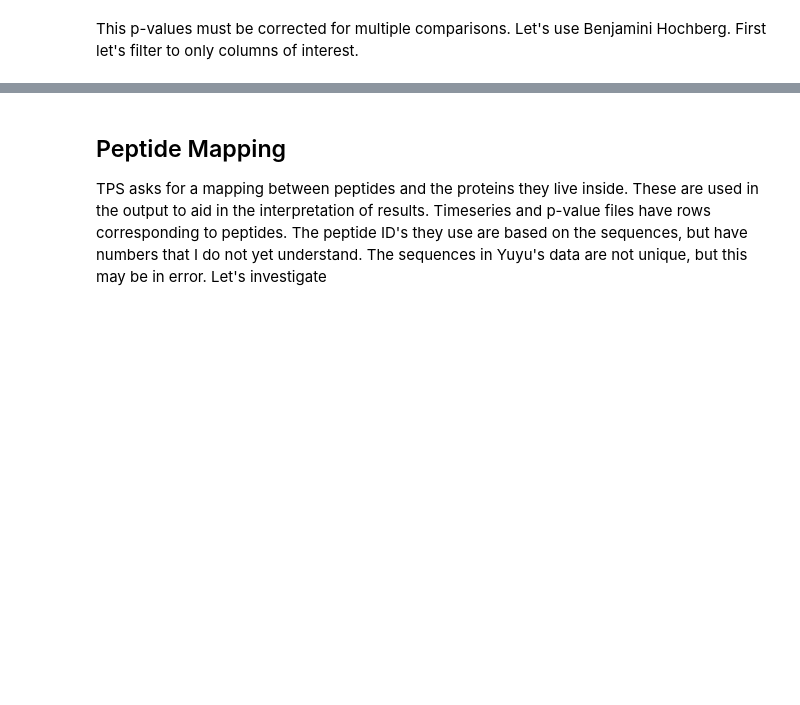
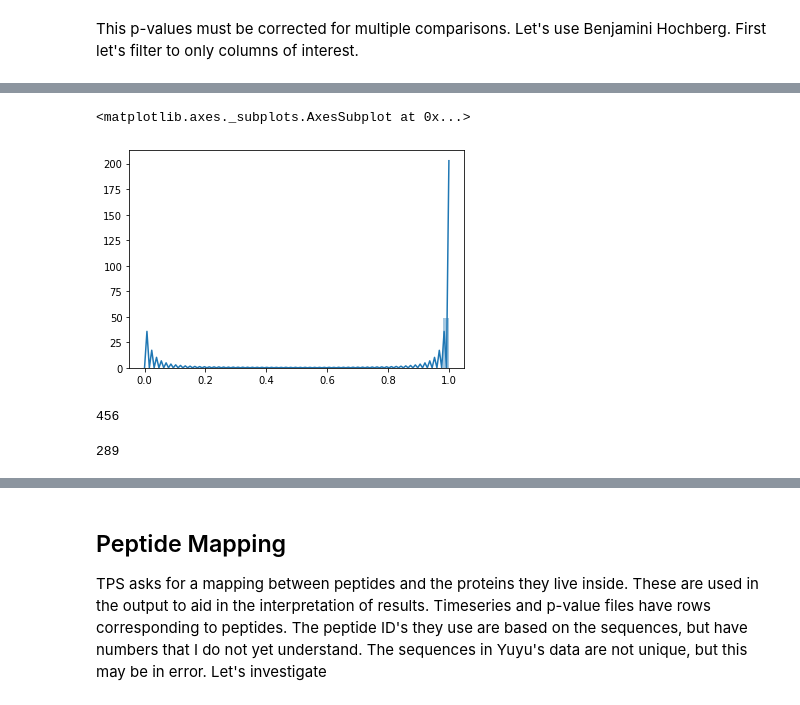
Before and after one commit to sorgerlab/indra_apps, a Jupyter notebook: tubulin/notebooks/TPS_experiments.ipynb, the cells around one changed output, grey strips where cells are left out. Saved outputs shown, nothing was run; the diff lists cells and outputs as text; code cells hidden in the pictures; blank space fills up the shorter version.

```diff
--- a/tubulin/notebooks/TPS_experiments.ipynb
+++ b/tubulin/notebooks/TPS_experiments.ipynb
@@ -148,0 +177,13 @@ This correction now appears far too conservative. Let's keep the original p-valu
+# %%
+sns.distplot(p_adjusted_diffs)
+# %% [output]
+<matplotlib.axes._subplots.AxesSubplot at 0x...>
+[figure, added]
+# %%
+len([x for x in p_adjusted_foldC if x < 0.2])
+# %% [output]
+456
+# %%
+len([x for x in p_adjusted_diffs if x < 0.2])
+# %% [output]
+289
```
Also changed, not shown: parts of 40 cells of this notebook, 3 other files.
